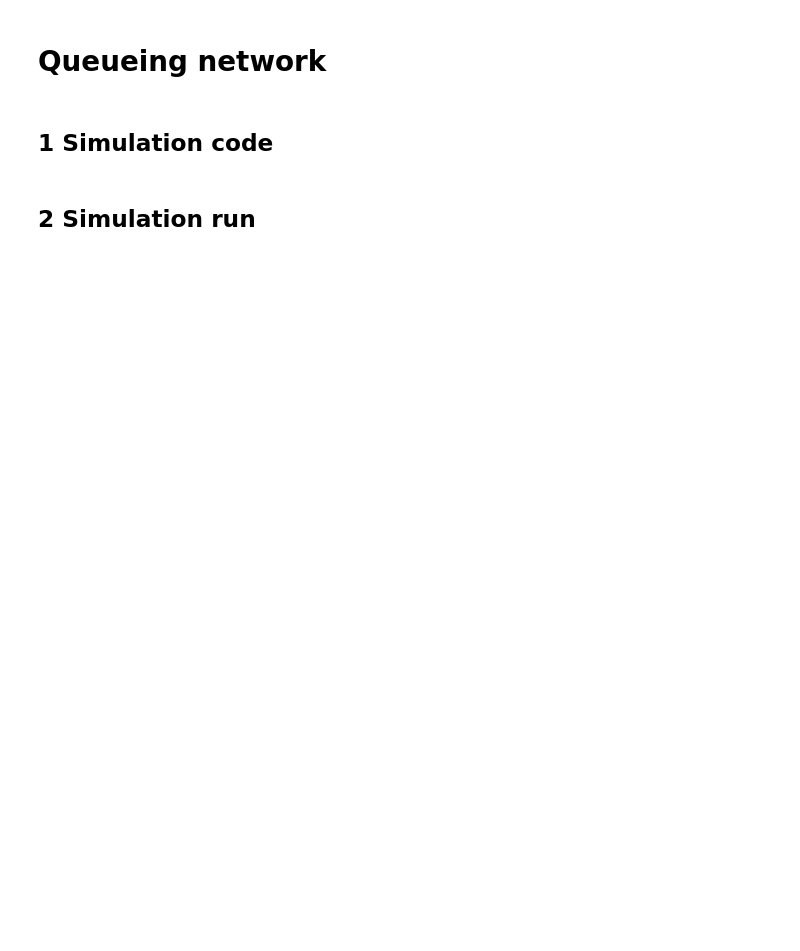
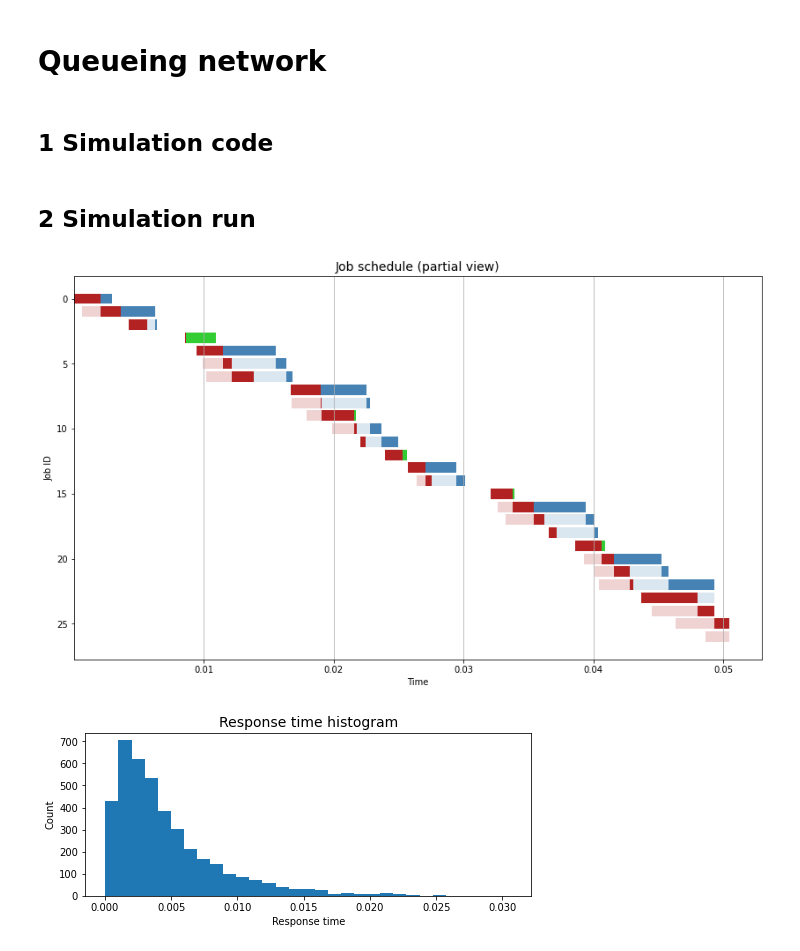
Before and after one commit to williewheeler/stats-demos, a Jupyter notebook: queueing/queueing-network.ipynb, the cells around one changed output. Cells and saved outputs as stored; diff of their text form; code cells hidden in the pictures; blank space fills up the shorter version.

```diff
--- a/queueing/queueing-network.ipynb
+++ b/queueing/queueing-network.ipynb
@@ -224,6 +227,17 @@ class Simulation:
         plt.show()
 # %% [markdown]
 ## 2 Simulation run
+# %%
+Simulation({
+    "servers": [
+        { "arrival_rate": 480.0, "service_rate": 1280.0, "routing_cdf": [0.0, 0.2, 1.0, 1.0], },
+        { "arrival_rate": 0.0, "service_rate": 1280.0, "routing_cdf": [0.0, 0.0, 0.0, 1.0], },
+        { "arrival_rate": 0.0, "service_rate": 640.0, "routing_cdf": [0.0, 0.0, 0.0, 1.0], },
+    ],
+}, 142).run(4000)
+# %% [output]
+[figure, added]
+[figure, added]
 # %%
 Simulation({
     "servers": [
```
Also changed, not shown: parts of 3 cells of this notebook.
